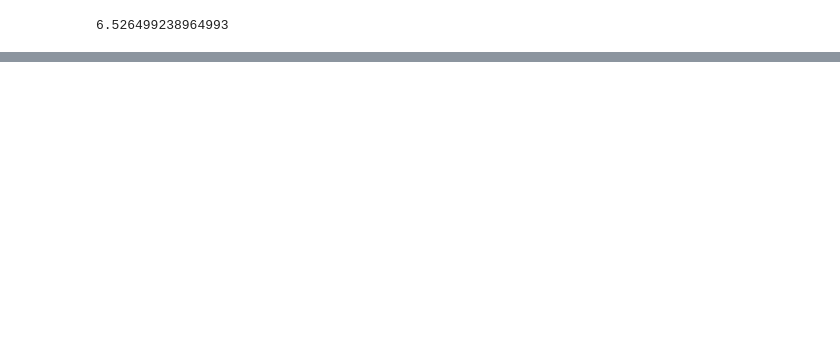
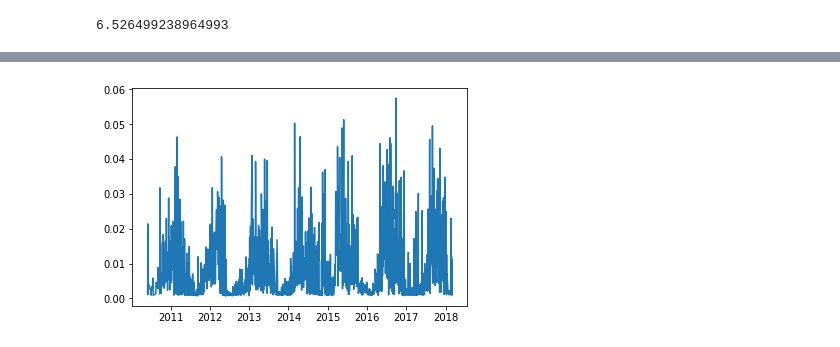
Before and after one commit to abhimanyu-jain/Magnetic-Field-Strength-Prediction, a Jupyter notebook: notebooks/Satellite_based_analysis.ipynb, the cells around one changed output, grey strips where cells are left out. Cells and saved outputs as stored; diff of their text form; code cells hidden in the pictures; blank space fills up the shorter version.

```diff
--- a/notebooks/Satellite_based_analysis.ipynb
+++ b/notebooks/Satellite_based_analysis.ipynb
@@ -137,0 +211,5 @@ plt.plot(df_sat0_sorted_1['B'])
+# %%
+plt.plot(final_df['InterpolateLinear'], label = 'InterpolateLinear')
+plt.show()
+# %% [output]
+[figure, added]
```
Also changed, not shown: parts of 12 cells of this notebook.
